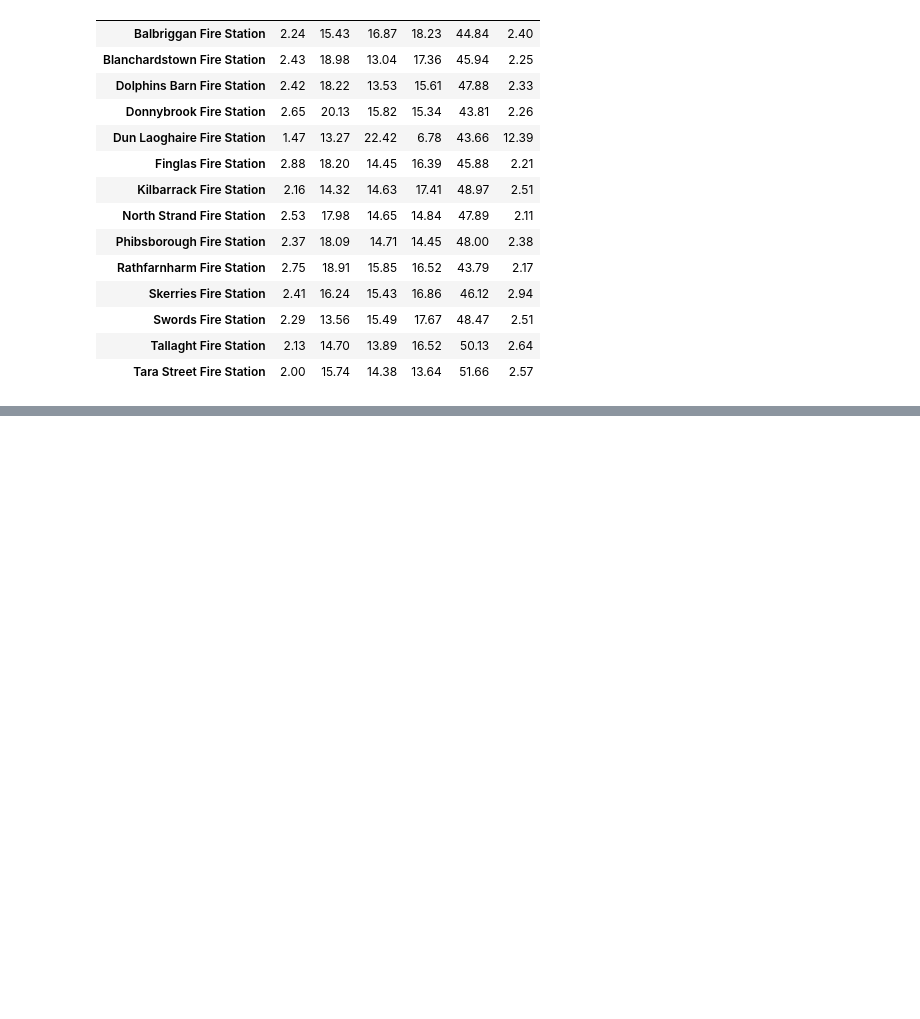
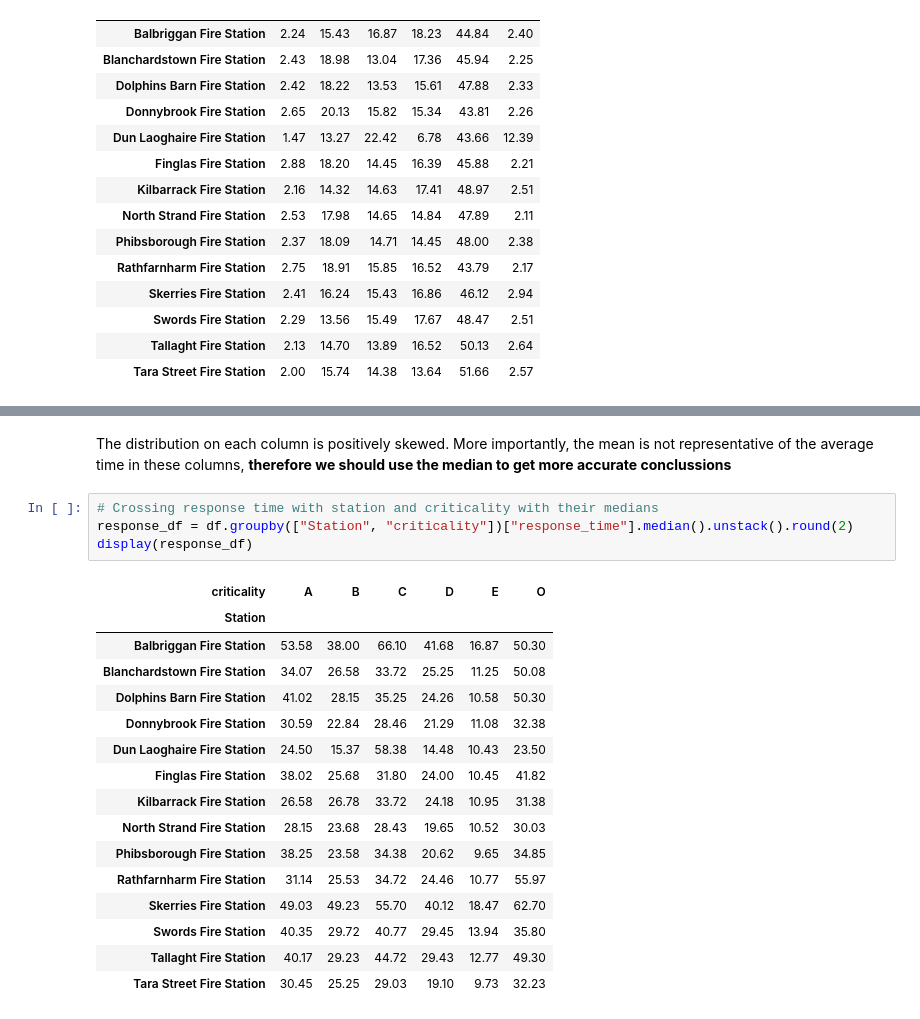
Before and after one commit to oscar-juarez-cct/ambulance-incidents, a Jupyter notebook: ambulance-incidents.ipynb, the cells around one changed output, grey strips where cells are left out. Cells and saved outputs as stored; diff of their text form; blank space fills up the shorter version.

```diff
--- a/ambulance-incidents.ipynb
+++ b/ambulance-incidents.ipynb
@@ -330,0 +361,23 @@ plt.show()
+# %% [markdown]
+The distribution on each column is positively skewed. More importantly, the mean is not representative of the average time in these columns, **therefore we should use the median to get more accurate conclussions**
+# %%
+# Crossing response time with station and criticality with their medians
+response_df = df.groupby(["Station", "criticality"])["response_time"].median().unstack().round(2)
+display(response_df)
+# %% [output]
+| criticality | A | B | C | D | E | O |
+| Station |  |  |  |  |  |  |
+| Balbriggan Fire Station | 53.58 | 38.00 | 66.10 | 41.68 | 16.87 | 50.30 |
+| Blanchardstown Fire Station | 34.07 | 26.58 | 33.72 | 25.25 | 11.25 | 50.08 |
+| Dolphins Barn Fire Station | 41.02 | 28.15 | 35.25 | 24.26 | 10.58 | 50.30 |
+| Donnybrook Fire Station | 30.59 | 22.84 | 28.46 | 21.29 | 11.08 | 32.38 |
+| Dun Laoghaire Fire Station | 24.50 | 15.37 | 58.38 | 14.48 | 10.43 | 23.50 |
+| Finglas Fire Station | 38.02 | 25.68 | 31.80 | 24.00 | 10.45 | 41.82 |
+| Kilbarrack Fire Station | 26.58 | 26.78 | 33.72 | 24.18 | 10.95 | 31.38 |
+| North Strand Fire Station | 28.15 | 23.68 | 28.43 | 19.65 | 10.52 | 30.03 |
+| Phibsborough Fire Station | 38.25 | 23.58 | 34.38 | 20.62 | 9.65 | 34.85 |
+| Rathfarnharm Fire Station | 31.14 | 25.53 | 34.72 | 24.46 | 10.77 | 55.97 |
+| Skerries Fire Station | 49.03 | 49.23 | 55.70 | 40.12 | 18.47 | 62.70 |
+| Swords Fire Station | 40.35 | 29.72 | 40.77 | 29.45 | 13.94 | 35.80 |
+| Tallaght Fire Station | 40.17 | 29.23 | 44.72 | 29.43 | 12.77 | 49.30 |
+| Tara Street Fire Station | 30.45 | 25.25 | 29.03 | 19.10 | 9.73 | 32.23 |
```
Also changed, not shown: parts of 14 cells of this notebook.
